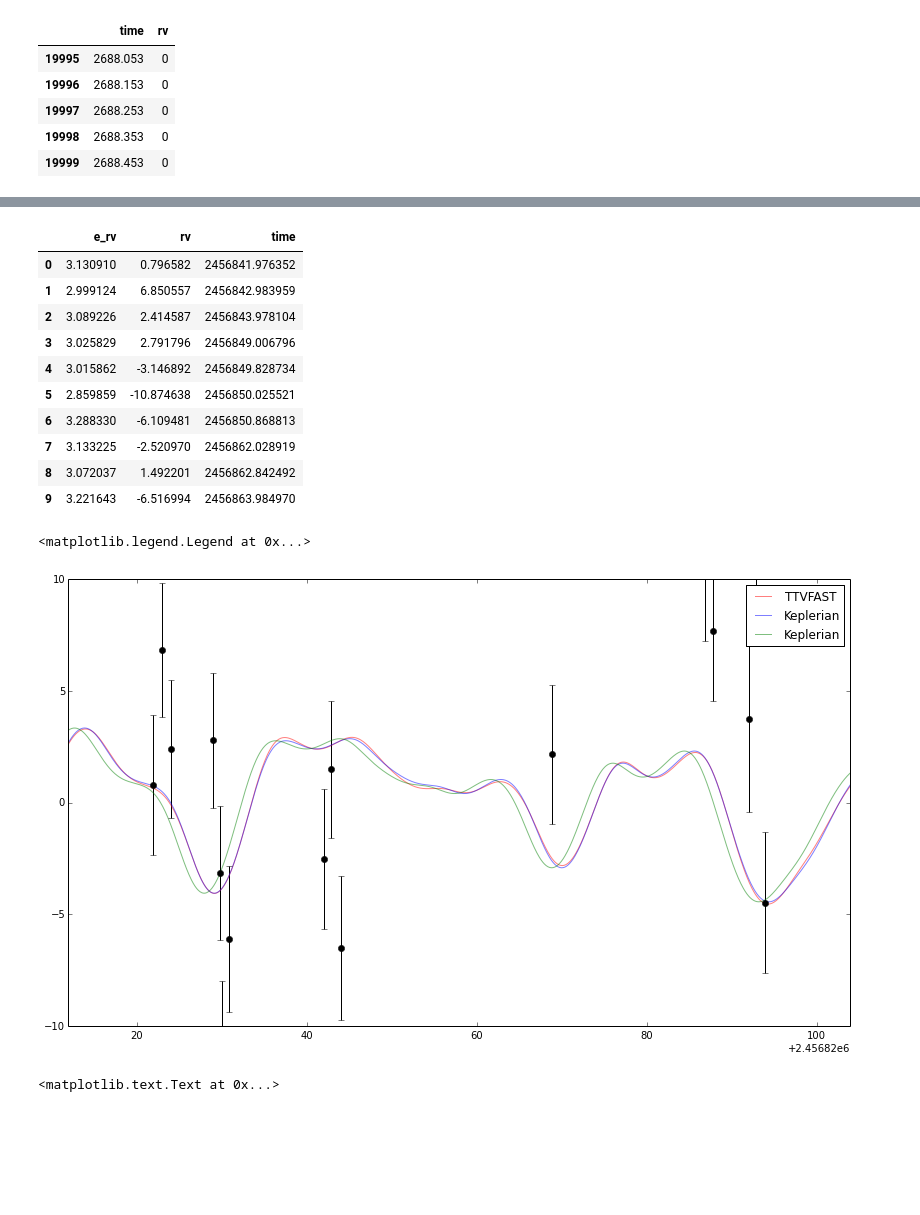
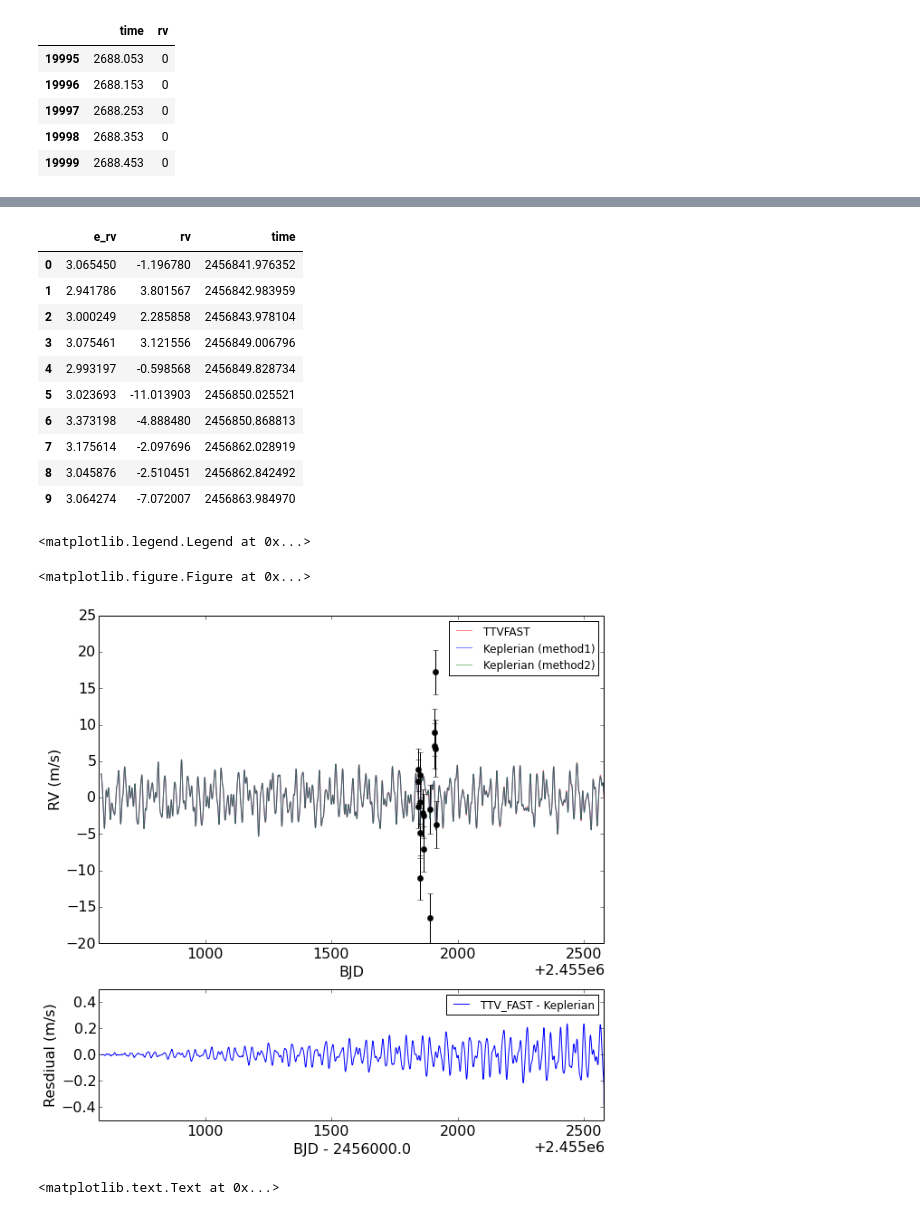
Before and after one commit to sealauren/IDL-programs, a Jupyter notebook: TTV_FAST_KOI94/TTV_FAST_Kepler-11.ipynb, the cells around one changed output, grey strips where cells are left out. Drawn from its saved outputs; the diff is of its cells as text; code cells hidden in the pictures; blank space fills up the shorter version.

Commit message:
Made Kepler-11 agree.

```diff
--- a/TTV_FAST_KOI94/TTV_FAST_Kepler-11.ipynb
+++ b/TTV_FAST_KOI94/TTV_FAST_Kepler-11.ipynb
@@ -96,7 +97,7 @@ BIGOM = LongNode
 OM = Argument
 POMEGA = (BIGOM + OM) % 360
 LONG_TRANSIT = np.zeros(6) + 90.
-T0 = TP[0] - 10*P[0]
+T0 = TP[0] - 1*P[0]
 MeanAnomaly = compute_M(T0,TP,P) * 180./pi
 #print M + MeanAnomaly
 #TP = TT[0] - MeanAnomaly/(360.) * P
@@ -206,7 +208,8 @@ to produce (1) calculated TTVs & calculated RV at observed times and (2) predict
 # %%
 run_TTV_FAST(5)
 # %%
-Times,RV_out, RV_out2 = read_results()
+reload(ttv_drive)
+Times,RV_out, RV_out2 = ttv_drive.read_results()
 #pd.merge(rvdata2,RV_out,on='time',how='inner')
 # %%
 Times.tail()
@@ -280,11 +282,13 @@ Orbital params for planet d: P= 22.6845 K= 1.69339568694 ecc= 0.0036055 om= 146.
 Orbital params for planet e: P= 31.9996 K= 1.73737879646 ecc= 0.012 om= 90.0
 Orbital params for planet f: P= 46.6888 K= 0.419101332623 ecc= 0.013 om= 90.0
 Orbital params for planet g: P= 118.3807 K= 1.06994566351 ecc= 0.0 om= 90.0
+# %%
+RVfine1 = rvmodel(tfine+2454900.00, mystar)
 # %%
 # Read data (only do this once)
 #ttvdata = pd.read_fwf('koi0094.01.ttv.txt', header=None, names=['time','ttv','e_ttv'], widths=[19,29,24],usecols=[0,1,2])
 #vst = readsav('/Users/lweiss/doppler_rvs/Keck/vst'+str(starname)+'.dat')
-cf3 = readsav('/Users/lweiss/doppler_rvs/Keck/vstk00157try3.dat')
+cf3 = readsav('/Users/lweiss/doppler_rvs/Keck/vstk00157_2014dec.dat')
 jd = cf3.cf3.JD.byteswap().newbyteorder()
 mnvel = cf3.cf3.MNVEL.byteswap().newbyteorder()
 errvel = cf3.cf3.ERRVEL.byteswap().newbyteorder()
@@ -293,33 +297,48 @@ rvdata.time = rvdata.time + 2440000.0
 rvdata.head(10)
 # %% [output]
 |  | e_rv | rv | time |
-| 0 | 3.130910 | 0.796582 | 2456841.976352 |
-| 1 | 2.999124 | 6.850557 | 2456842.983959 |
-| 2 | 3.089226 | 2.414587 | 2456843.978104 |
-| 3 | 3.025829 | 2.791796 | 2456849.006796 |
-| 4 | 3.015862 | -3.146892 | 2456849.828734 |
-| 5 | 2.859859 | -10.874638 | 2456850.025521 |
-| 6 | 3.288330 | -6.109481 | 2456850.868813 |
-| 7 | 3.133225 | -2.520970 | 2456862.028919 |
-| 8 | 3.072037 | 1.492201 | 2456862.842492 |
-| 9 | 3.221643 | -6.516994 | 2456863.984970 |
+| 0 | 3.065450 | -1.196780 | 2456841.976352 |
+| 1 | 2.941786 | 3.801567 | 2456842.983959 |
+| 2 | 3.000249 | 2.285858 | 2456843.978104 |
+| 3 | 3.075461 | 3.121556 | 2456849.006796 |
+| 4 | 2.993197 | -0.598568 | 2456849.828734 |
+| 5 | 3.023693 | -11.013903 | 2456850.025521 |
+| 6 | 3.373198 | -4.888480 | 2456850.868813 |
+| 7 | 3.175614 | -2.097696 | 2456862.028919 |
+| 8 | 3.045876 | -2.510451 | 2456862.842492 |
+| 9 | 3.064274 | -7.072007 | 2456863.984970 |
 # %%
 #errorbar(rvdata.time, rvdata.rv,rvdata.e_rv, fmt='o',alpha=0.3,color='b')
 #errorbar(rvdata2.time, rvdata2.rv,rvdata2.e_rv, fmt='o')
 #scatter(RV_out.time, RV_out.rv, color='r')
 fig = plt.figure(figsize=(14,8))
-plot(RV_out2.time + 2454900.00, RV_out2.rv, color='r', alpha = 0.5, label='TTVFAST')
-plot(tfine + 2454900.00,RVfine0.sum(axis=1), color='b', alpha = 0.5, label='Keplerian')
-plot(tfine + 2454900.00,RVfine1.sum(axis=1), color='g', alpha = 0.5, label='Keplerian')
-errorbar(rvdata.time,rvdata.rv,rvdata.e_rv, c='k',fmt='o')
-#xlim([2456841.976352,2456913.854327+10.0])
-xlim([min(rvdata.time)-10.0,max(rvdata.time)+10.0])
-ylim([-10,10])
-legend()
-#ylim([-30,30])
+fig = plt.figure(figsize=(10,10))
+matplotlib.rc('xtick', labelsize=16)
+matplotlib.rc('ytick', labelsize=16)
+import matplotlib.gridspec as gridspec
+gs = gridspec.GridSpec(2,1,height_ratios=[2.5,1])
+ax1 = plt.subplot(gs[0])
+ax2 = plt.subplot(gs[1])
+ax1.plot(RV_out2.time + 2454900.00, RV_out2.rv, color='r', alpha = 0.5, label='TTVFAST')
+ax1.plot(tfine + 2454900.00,RVfine0.sum(axis=1), color='b', alpha = 0.5, label='Keplerian (method1)')
+ax1.plot(tfine + 2454900.00,RVfine1.sum(axis=1), color='g', alpha = 0.5, label='Keplerian (method2)')
+ax1.errorbar(rvdata.time,rvdata.rv,rvdata.e_rv, c='k',fmt='o')
+ax1.set_ylabel('RV (m/s)',fontsize=16)
+ax1.set_xlabel('BJD',fontsize=16)
+#ax1.set_xlim([min(rvdata.time)-10.0,max(rvdata.time)+10.0])
+ax1.set_xlim([min(Times.Time)+ 2454900.00,max(Times.Time)+ 2454900.00])
+ax1.legend(loc='best')
+ax2.plot(tfine + 2454900.00, RV_out2.rv - RVfine0.sum(axis=1), label='TTV_FAST - Keplerian')
+#ax2.set_xlim([min(rvdata.time)-10.0,max(rvdata.time)+10.0])
+ax2.set_xlim([min(Times.Time)+ 2454900.00,max(Times.Time+ 2454900.00)])
+ax2.set_ylim(-0.5,0.5)
+ax2.set_ylabel('Resdiual (m/s)', fontsize=16)
+ax2.set_xlabel('BJD - 2456000.0', fontsize=16)
+ax2.legend(loc='best')
 # %% [output]
 <matplotlib.legend.Legend at 0x...>
+<matplotlib.figure.Figure at 0x...>
-[figure, old version]
+[figure, new version]
 # %%
 fig = plt.figure(figsize=(14,8))
 ax = fig.add_subplot(211)
```
Also changed, not shown: parts of 7 cells of this notebook, 8 other files.
